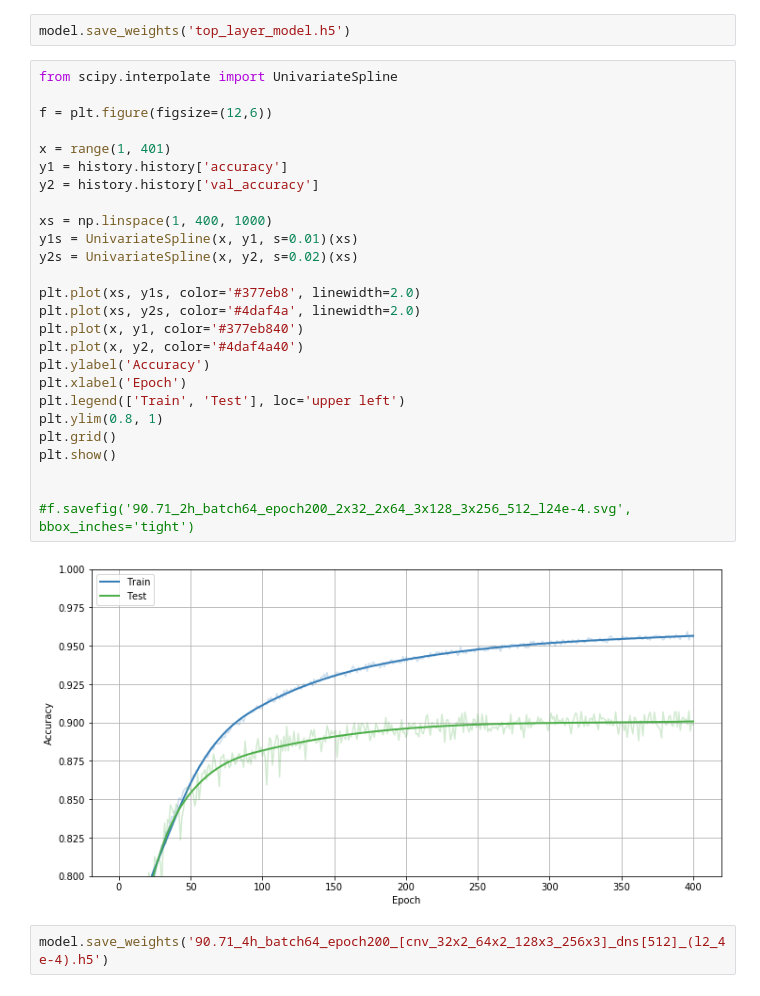
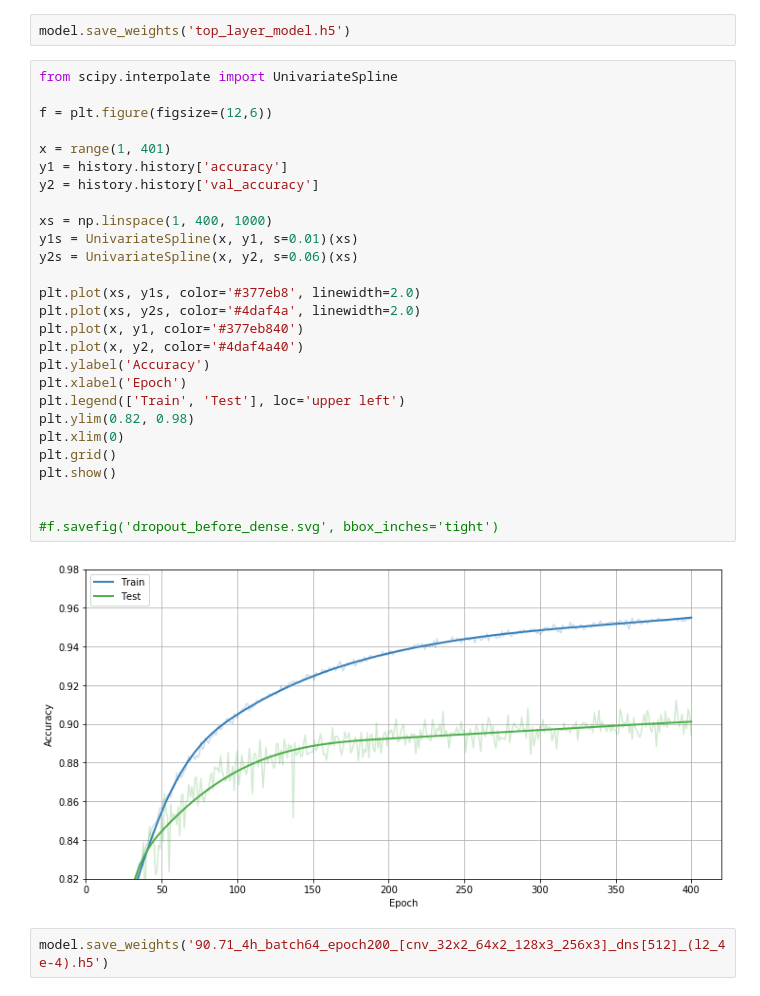
Before and after one commit to rdzanyM/CIFAR-10, a Jupyter notebook: cifar.ipynb, the cells around one changed output. Saved outputs shown, nothing was run; the diff lists cells and outputs as text.

```diff
--- a/cifar.ipynb
+++ b/cifar.ipynb
@@ -225,31 +237,32 @@ model.save_weights('top_layer_model.h5')
 # %%
 from scipy.interpolate import UnivariateSpline
 
 f = plt.figure(figsize=(12,6))
 
 x = range(1, 401)
 y1 = history.history['accuracy']
 y2 = history.history['val_accuracy']
 
 xs = np.linspace(1, 400, 1000)
 y1s = UnivariateSpline(x, y1, s=0.01)(xs)
-y2s = UnivariateSpline(x, y2, s=0.02)(xs)
+y2s = UnivariateSpline(x, y2, s=0.06)(xs)
 
 plt.plot(xs, y1s, color='#377eb8', linewidth=2.0)
 plt.plot(xs, y2s, color='#4daf4a', linewidth=2.0)
 plt.plot(x, y1, color='#377eb840')
 plt.plot(x, y2, color='#4daf4a40')
 plt.ylabel('Accuracy')
 plt.xlabel('Epoch')
 plt.legend(['Train', 'Test'], loc='upper left')
-plt.ylim(0.8, 1)
+plt.ylim(0.82, 0.98)
+plt.xlim(0)
 plt.grid()
 plt.show()
 
 
-#f.savefig('90.71_2h_batch64_epoch200_2x32_2x64_3x128_3x256_512_l24e-4.svg', bbox_inches='tight')
+#f.savefig('dropout_before_dense.svg', bbox_inches='tight')
 # %% [output]
-[figure, old version]
+[figure, new version]
 # %%
 model.save_weights('90.71_4h_batch64_epoch200_[cnv_32x2_64x2_128x3_256x3]_dns[512]_(l2_4e-4).h5')
 # %%
```
Also changed, not shown: parts of 6 cells of this notebook, 4 other files.
